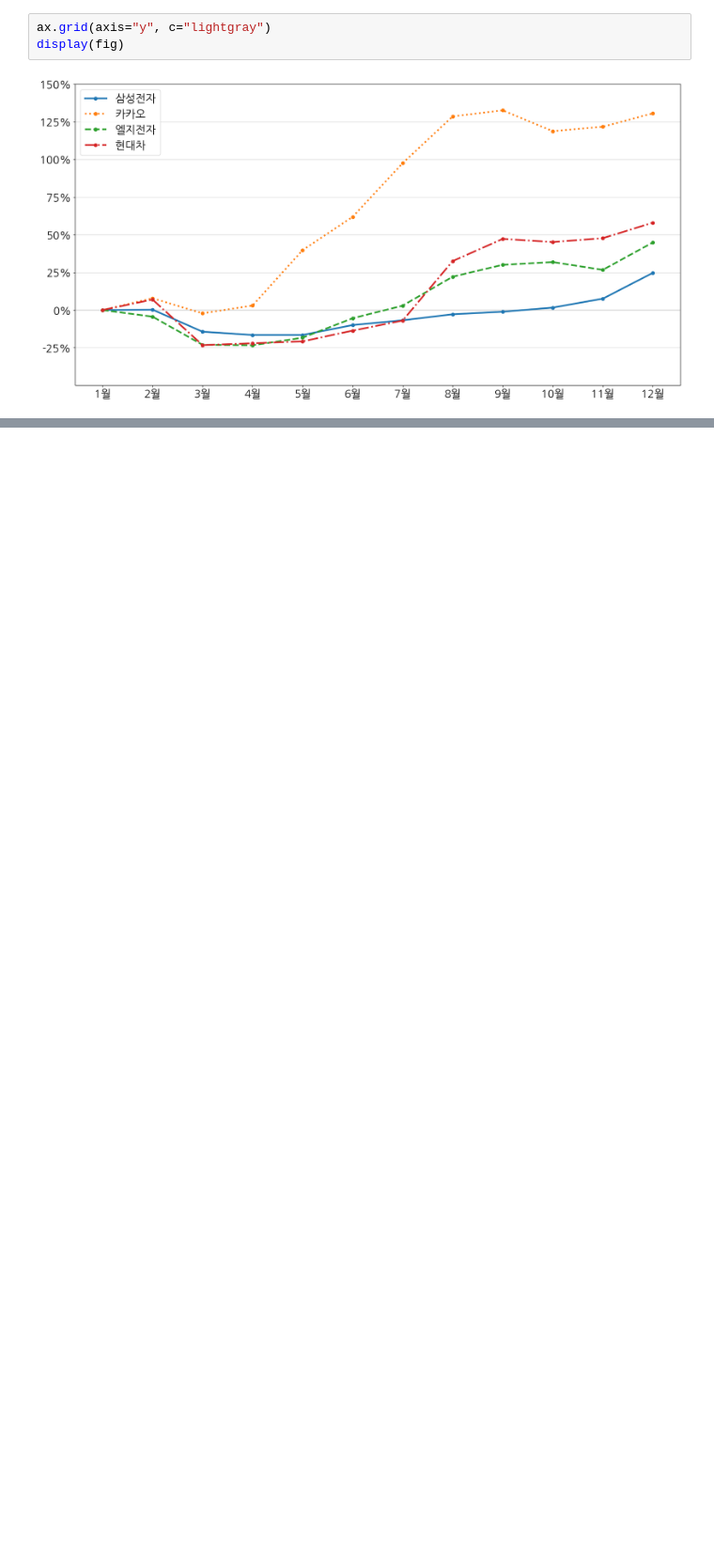
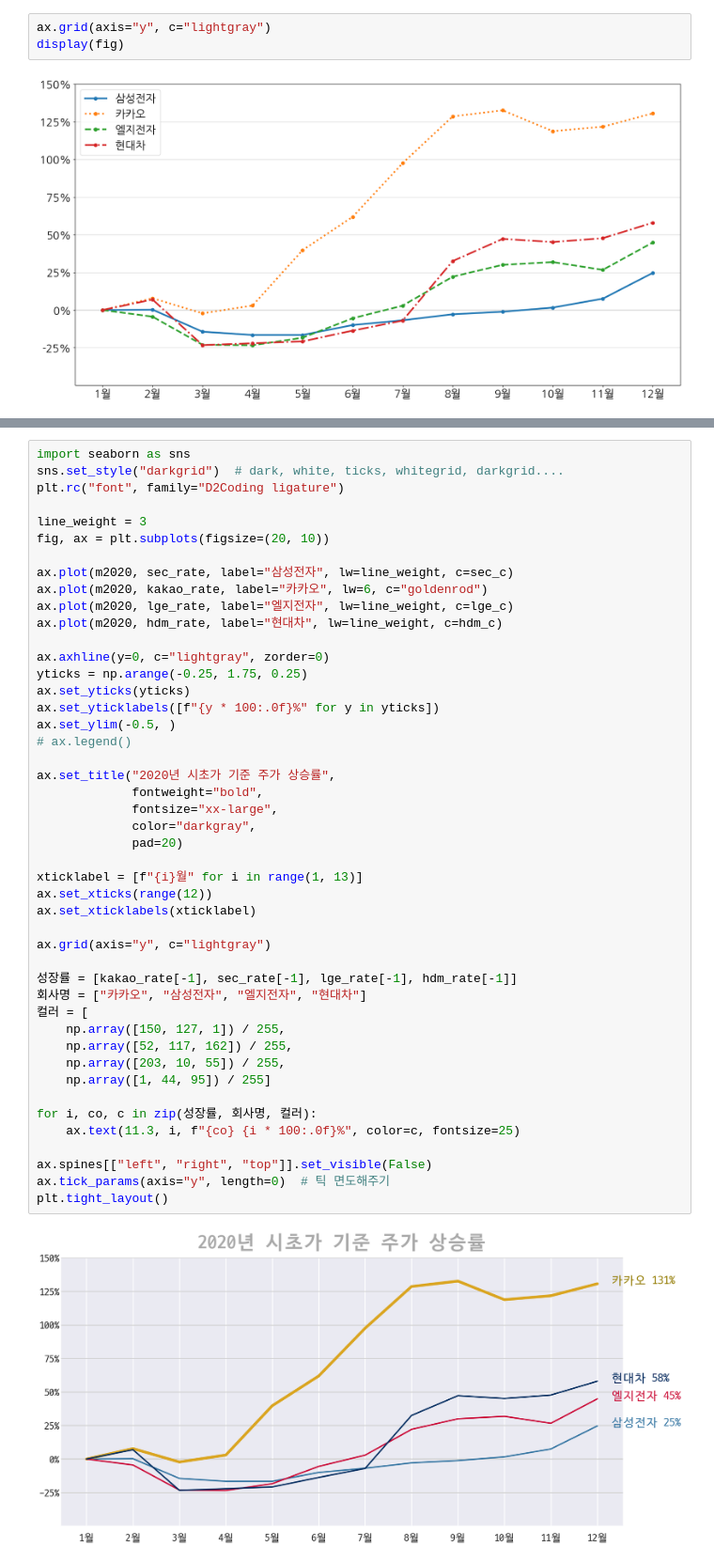
Before and after one commit to YimJeoYeol/e_commerce, a Jupyter notebook: visualization.ipynb, the cells around one changed output, grey strips where cells are left out. Shown at 94% size. Cells and saved outputs as stored; diff of their text form; blank space fills up the shorter version.

```diff
--- a/visualization.ipynb
+++ b/visualization.ipynb
@@ -327,0 +373,48 @@ display(fig)
+# %%
+import seaborn as sns
+sns.set_style("darkgrid")  # dark, white, ticks, whitegrid, darkgrid....
+plt.rc("font", family="D2Coding ligature")
+
+line_weight = 3
+fig, ax = plt.subplots(figsize=(20, 10))
+
+ax.plot(m2020, sec_rate, label="삼성전자", lw=line_weight, c=sec_c)
+ax.plot(m2020, kakao_rate, label="카카오", lw=6, c="goldenrod")
+ax.plot(m2020, lge_rate, label="엘지전자", lw=line_weight, c=lge_c)
+ax.plot(m2020, hdm_rate, label="현대차", lw=line_weight, c=hdm_c)
+
+ax.axhline(y=0, c="lightgray", zorder=0)
+yticks = np.arange(-0.25, 1.75, 0.25)
+ax.set_yticks(yticks)
+ax.set_yticklabels([f"{y * 100:.0f}%" for y in yticks])
+ax.set_ylim(-0.5, )
+# ax.legend()
+
+ax.set_title("2020년 시초가 기준 주가 상승률",
+             fontweight="bold",
+             fontsize="xx-large",
+             color="darkgray",
+             pad=20)
+
+xticklabel = [f"{i}월" for i in range(1, 13)]
+ax.set_xticks(range(12))
+ax.set_xticklabels(xticklabel)
+
+ax.grid(axis="y", c="lightgray")
+
+성장률 = [kakao_rate[-1], sec_rate[-1], lge_rate[-1], hdm_rate[-1]]
+회사명 = ["카카오", "삼성전자", "엘지전자", "현대차"]
+컬러 = [
+    np.array([150, 127, 1]) / 255,
+    np.array([52, 117, 162]) / 255,
+    np.array([203, 10, 55]) / 255,
+    np.array([1, 44, 95]) / 255]
+
+for i, co, c in zip(성장률, 회사명, 컬러):
+    ax.text(11.3, i, f"{co} {i * 100:.0f}%", color=c, fontsize=25)
+
+ax.spines[["left", "right", "top"]].set_visible(False)
+ax.tick_params(axis="y", length=0)  # 틱 면도해주기
+plt.tight_layout()
+# %% [output]
+[figure, added]
```
Also changed, not shown: parts of 8 cells of this notebook.
